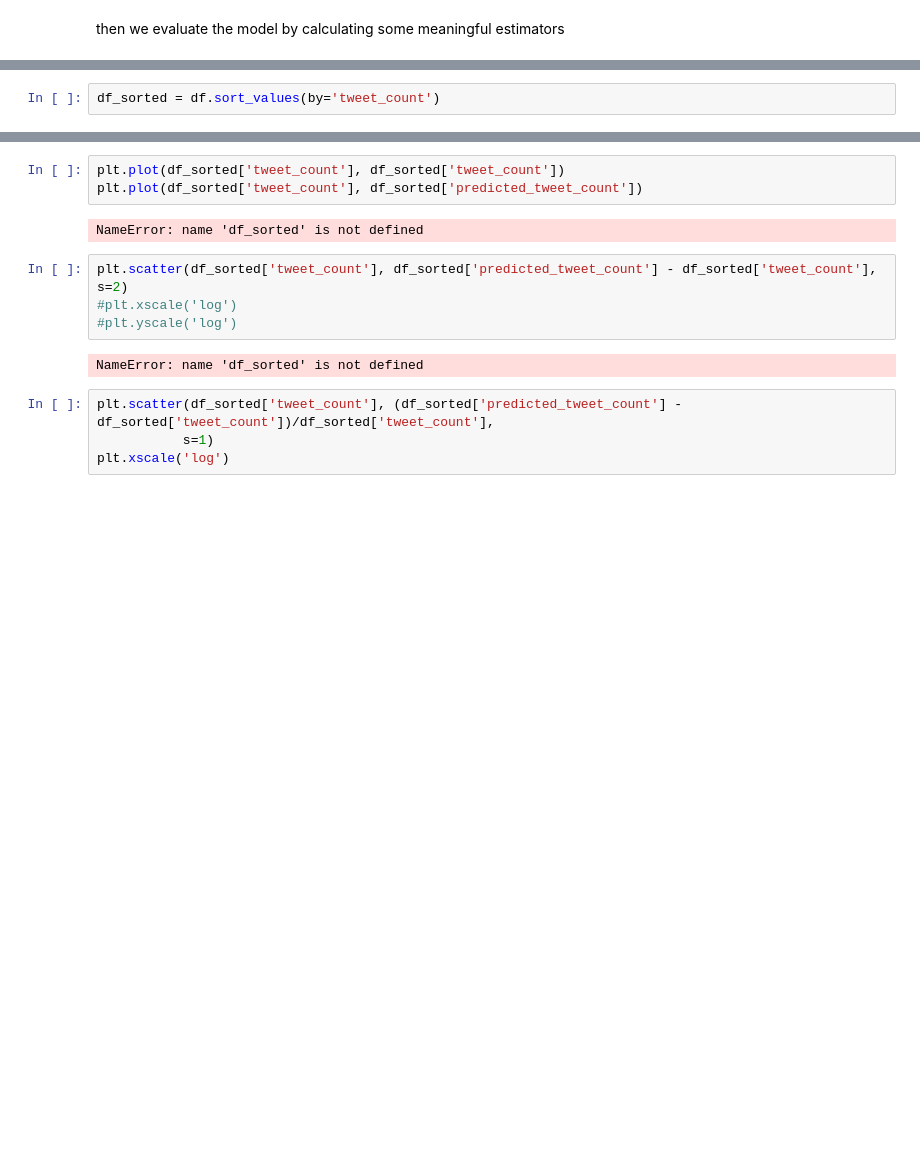
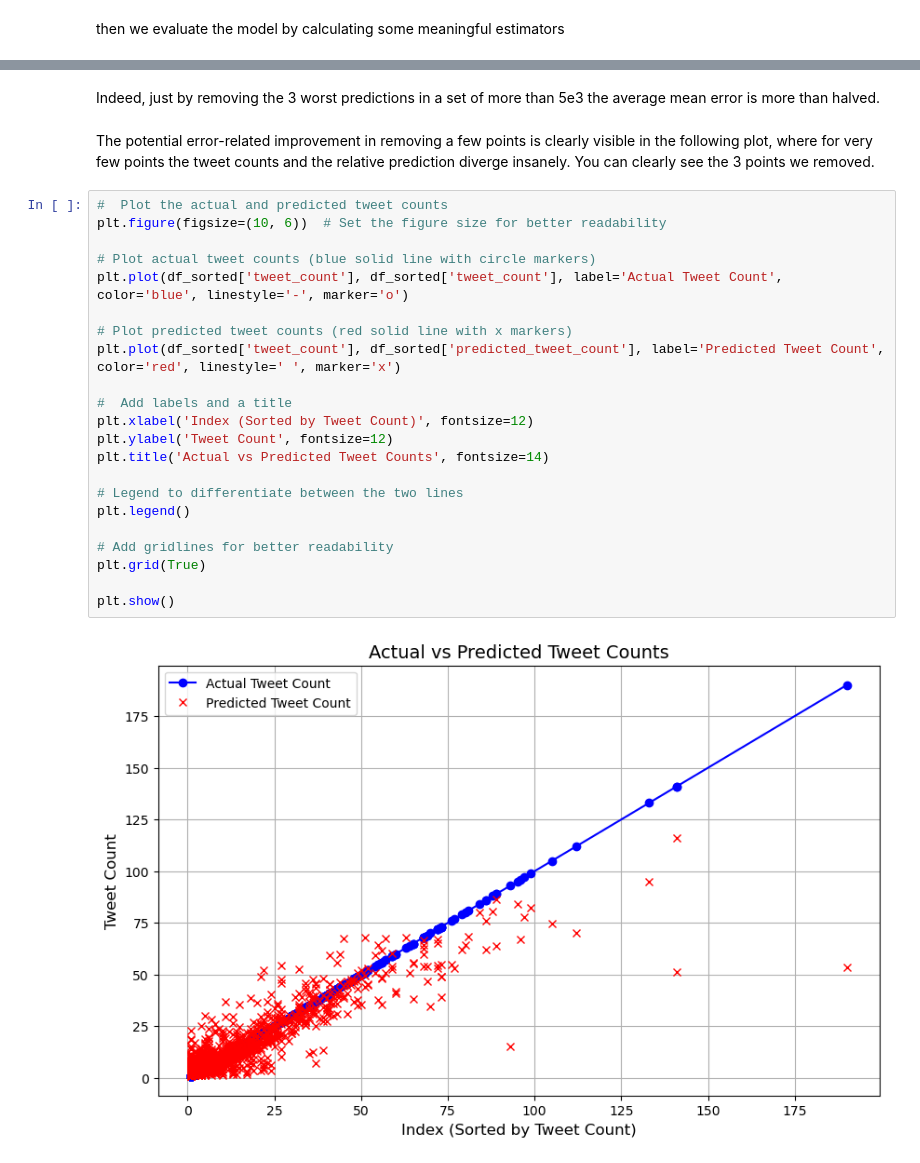
Before and after one commit to giorgiomi/social-pulse-predictor, a Jupyter notebook: notebooks/Regression.ipynb, the cells around one changed output, grey strips where cells are left out. Drawn from its saved outputs; the diff is of its cells as text; blank space fills up the shorter version.

```diff
--- a/notebooks/Regression.ipynb
+++ b/notebooks/Regression.ipynb
@@ -152,2 +180,0 @@ NameError: name 'X' is not defined
-# %%
-df_sorted = df.sort_values(by='tweet_count')
@@ -156,15 +229,28 @@ NameError: name 'df' is not defined
+# %% [markdown]
+Indeed, just by removing the 3 worst predictions in a set of more than 5e3 the average mean error is more than halved.
+# %% [markdown]
+The potential error-related improvement in removing a few points is clearly visible in the following plot, where for very few points the tweet counts and the relative prediction diverge insanely. You can clearly see the 3 points we removed.
 # %%
-plt.plot(df_sorted['tweet_count'], df_sorted['tweet_count'])
-plt.plot(df_sorted['tweet_count'], df_sorted['predicted_tweet_count'])
+#  Plot the actual and predicted tweet counts
+plt.figure(figsize=(10, 6))  # Set the figure size for better readability
+
+# Plot actual tweet counts (blue solid line with circle markers)
+plt.plot(df_sorted['tweet_count'], df_sorted['tweet_count'], label='Actual Tweet Count', color='blue', linestyle='-', marker='o')
+
+# Plot predicted tweet counts (red solid line with x markers)
+plt.plot(df_sorted['tweet_count'], df_sorted['predicted_tweet_count'], label='Predicted Tweet Count', color='red', linestyle=' ', marker='x')
+
+#  Add labels and a title
+plt.xlabel('Index (Sorted by Tweet Count)', fontsize=12)
+plt.ylabel('Tweet Count', fontsize=12)
+plt.title('Actual vs Predicted Tweet Counts', fontsize=14)
+
+# Legend to differentiate between the two lines
+plt.legend()
+
+# Add gridlines for better readability
+plt.grid(True)
+
+plt.show()
 # %% [output]
-NameError: name 'df_sorted' is not defined
+[figure, added]
-# %%
-plt.scatter(df_sorted['tweet_count'], df_sorted['predicted_tweet_count'] - df_sorted['tweet_count'], s=2)
-#plt.xscale('log')
-#plt.yscale('log')
-# %% [output]
-NameError: name 'df_sorted' is not defined
-# %%
-plt.scatter(df_sorted['tweet_count'], (df_sorted['predicted_tweet_count'] - df_sorted['tweet_count'])/df_sorted['tweet_count'],
-           s=1)
-plt.xscale('log')
```
Also changed, not shown: parts of 22 cells of this notebook, 1 other file.
